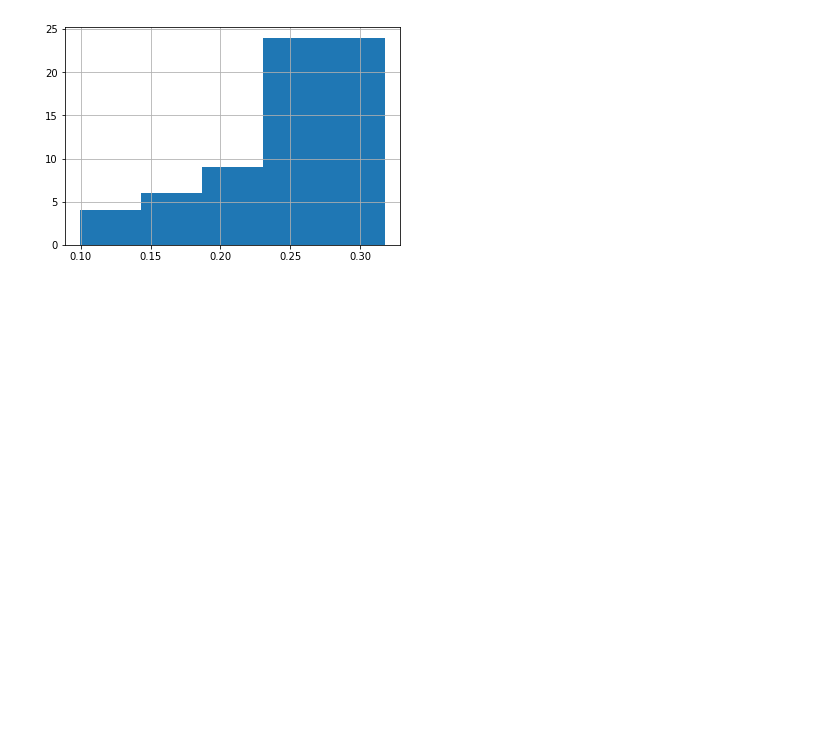
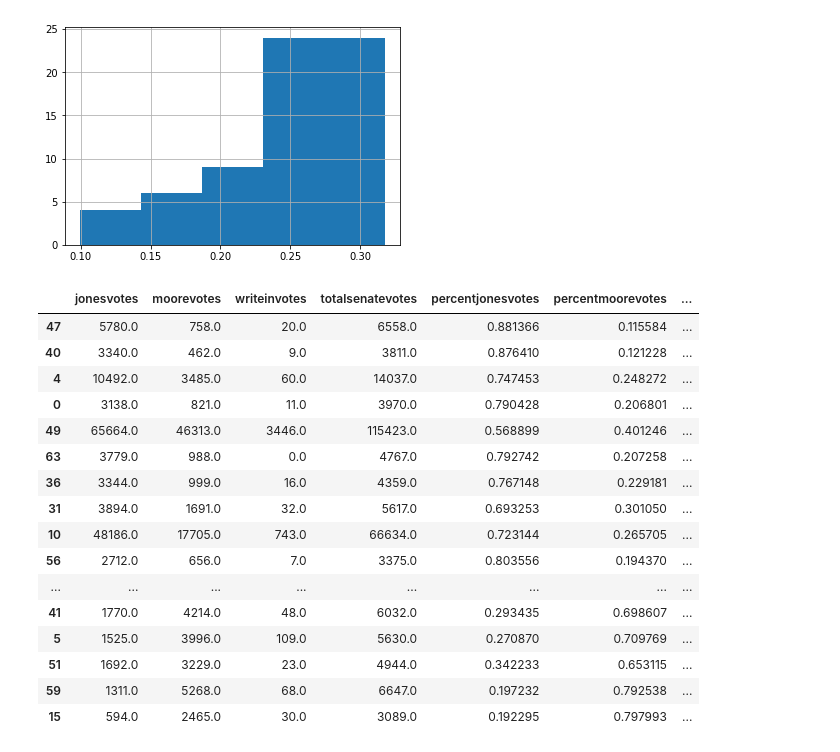
Before and after one commit to elbertwang3/alabamasenateelection, a Jupyter notebook: Untitled.ipynb, the cells around one changed output. Drawn from its saved outputs; the diff is of its cells as text; code cells hidden in the pictures; blank space fills up the shorter version.

```diff
--- a/Untitled.ipynb
+++ b/Untitled.ipynb
@@ -276,5 +276,22 @@ counties['turnoutdiff'].hist(bins=5)
 <matplotlib.axes._subplots.AxesSubplot at 0x...>
 [figure]
 # %%
-counties.sort_values[by=['turnoutdiff']]
+counties.sort_values("turnoutdiff")
 # %% [output]
+|  | jonesvotes | moorevotes | writeinvotes | totalsenatevotes | percentjonesvotes | percentmoorevotes | ... |
+| 47 | 5780.0 | 758.0 | 20.0 | 6558.0 | 0.881366 | 0.115584 | ... |
+| 40 | 3340.0 | 462.0 | 9.0 | 3811.0 | 0.876410 | 0.121228 | ... |
+| 4 | 10492.0 | 3485.0 | 60.0 | 14037.0 | 0.747453 | 0.248272 | ... |
+| 0 | 3138.0 | 821.0 | 11.0 | 3970.0 | 0.790428 | 0.206801 | ... |
+| 49 | 65664.0 | 46313.0 | 3446.0 | 115423.0 | 0.568899 | 0.401246 | ... |
+| 63 | 3779.0 | 988.0 | 0.0 | 4767.0 | 0.792742 | 0.207258 | ... |
+| 36 | 3344.0 | 999.0 | 16.0 | 4359.0 | 0.767148 | 0.229181 | ... |
+| 31 | 3894.0 | 1691.0 | 32.0 | 5617.0 | 0.693253 | 0.301050 | ... |
+| 10 | 48186.0 | 17705.0 | 743.0 | 66634.0 | 0.723144 | 0.265705 | ... |
+| 56 | 2712.0 | 656.0 | 7.0 | 3375.0 | 0.803556 | 0.194370 | ... |
+| ... | ... | ... | ... | ... | ... | ... | ... |
+| 41 | 1770.0 | 4214.0 | 48.0 | 6032.0 | 0.293435 | 0.698607 | ... |
+| 5 | 1525.0 | 3996.0 | 109.0 | 5630.0 | 0.270870 | 0.709769 | ... |
+| 51 | 1692.0 | 3229.0 | 23.0 | 4944.0 | 0.342233 | 0.653115 | ... |
+| 59 | 1311.0 | 5268.0 | 68.0 | 6647.0 | 0.197232 | 0.792538 | ... |
+| 15 | 594.0 | 2465.0 | 30.0 | 3089.0 | 0.192295 | 0.797993 | ... |
```
Also changed, not shown: parts of 2 cells of this notebook, 8 other files.
